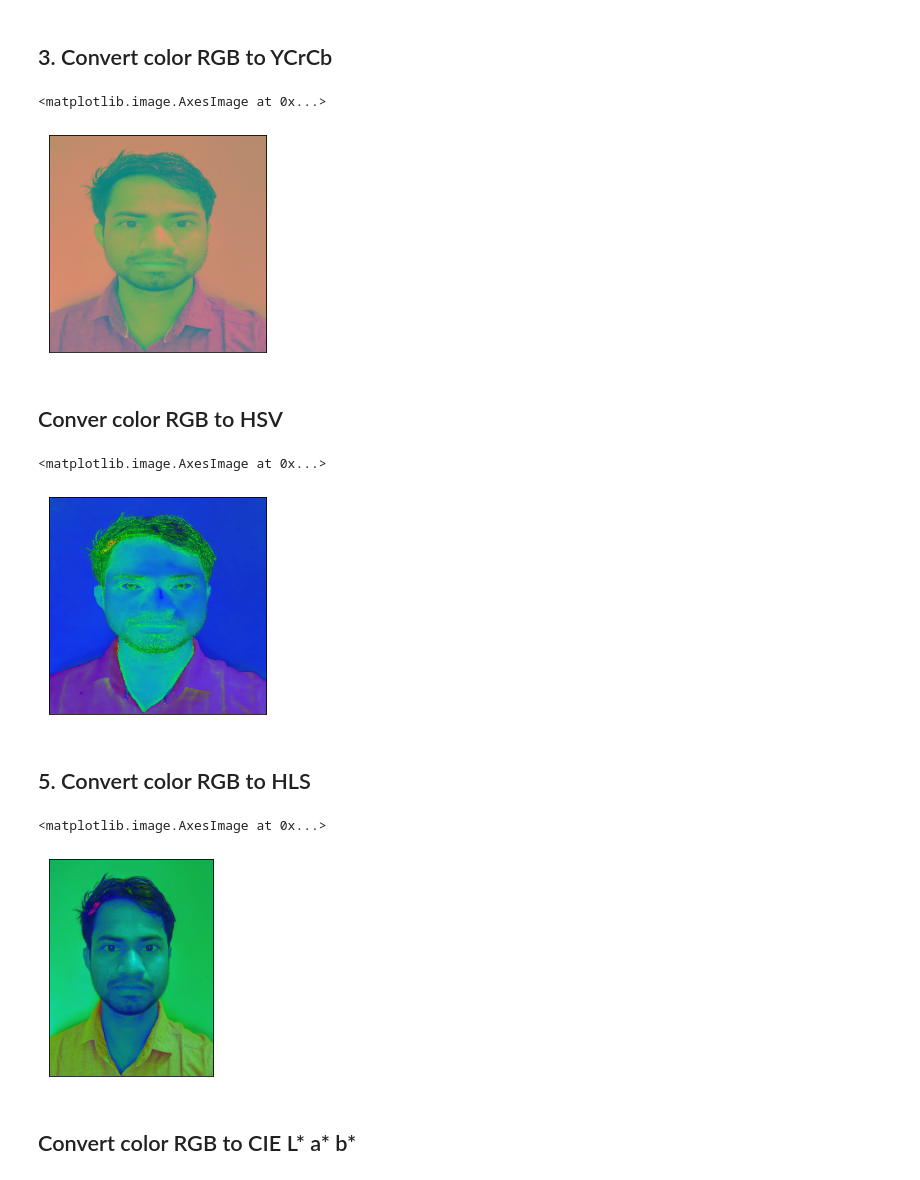
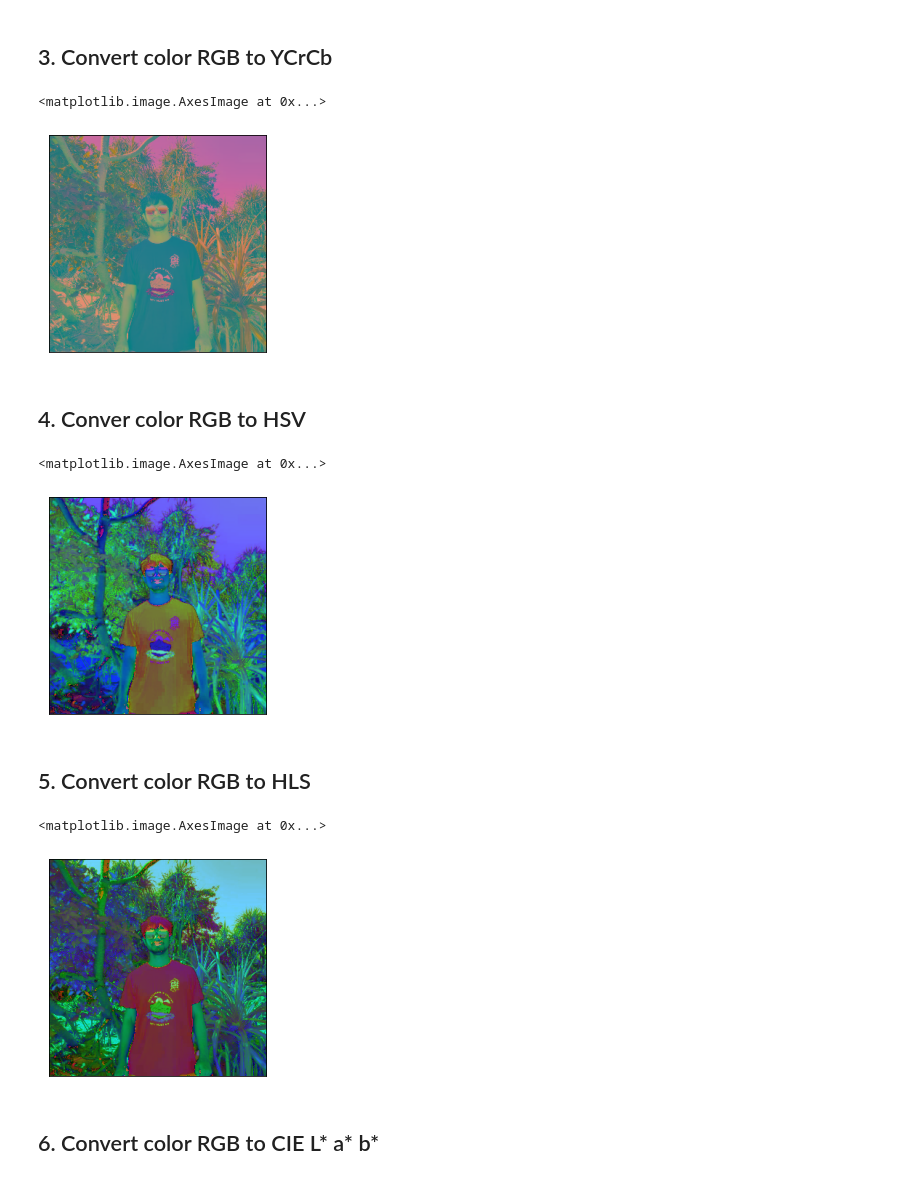
Before and after one commit to FaisalAhmedBijoy/Computer-Vision-Series, a Jupyter notebook: image_color_transformation/color_transformation.ipynb, the cells around one changed output. Drawn from its saved outputs; the diff is of its cells as text; code cells hidden in the pictures.

```diff
--- a/image_color_transformation/color_transformation.ipynb
+++ b/image_color_transformation/color_transformation.ipynb
@@ -5,7 +5,7 @@ import cv2
 import matplotlib.pyplot as plt
 # %%
 # input the image
-image=cv2.imread('selfie.jpg')
+image=cv2.imread('images/faisal.jpg')
 image=cv2.cvtColor(image,cv2.COLOR_BGR2RGB)
 print('image shape: ',image.shape)
 plt.imshow(image)
@@ -54,9 +54,9 @@ plt.yticks([])
 plt.imshow(ycrcb_image)
 # %% [output]
 <matplotlib.image.AxesImage at 0x...>
-[figure, old version]
+[figure, new version]
 # %% [markdown]
-## Conver color RGB to HSV
+## 4. Conver color RGB to HSV
 # %%
 hsv_image=cv2.cvtColor(resized_image, cv2.COLOR_RGB2HSV)
 plt.xticks([])
@@ -64,17 +64,17 @@ plt.yticks([])
 plt.imshow(hsv_image)
 # %% [output]
 <matplotlib.image.AxesImage at 0x...>
-[figure, old version]
+[figure, new version]
 # %% [markdown]
 ## 5. Convert color RGB to HLS
 # %%
-hls_image=cv2.cvtColor(image,cv2.COLOR_RGB2HLS)
+hls_image=cv2.cvtColor(resized_image,cv2.COLOR_RGB2HLS)
 plt.xticks([])
 plt.yticks([])
 plt.imshow(hls_image)
 # %% [output]
 <matplotlib.image.AxesImage at 0x...>
-[figure, old version]
+[figure, new version]
 # %% [markdown]
-## Convert color RGB to CIE L* a* b*
+## 6. Convert color RGB to CIE L* a* b*
 # %%
```
Also changed, not shown: parts of 9 cells of this notebook, 2 other files.
